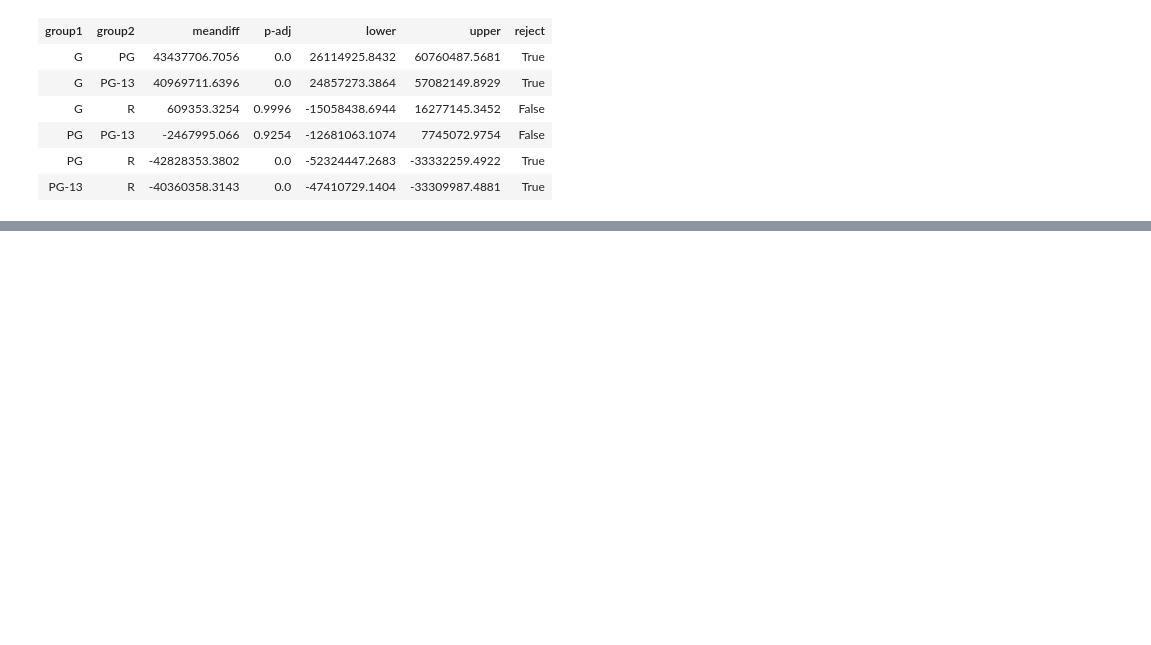
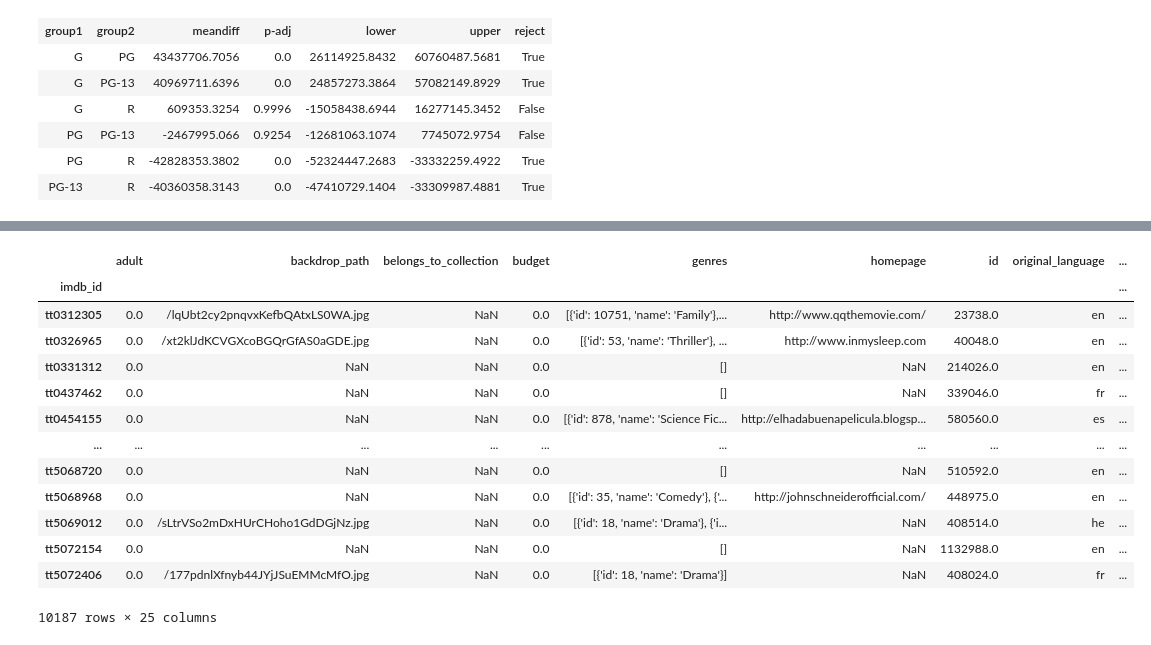
Before and after one commit to jonnunez92/IMDB-MySQL, a Jupyter notebook: IMDB - Part 4_Hypothesis Testing - Jonathan Nunez.ipynb, the cells around one changed output, grey strips where cells are left out. Saved outputs shown, nothing was run; the diff lists cells and outputs as text; code cells hidden in the pictures; blank space fills up the shorter version.

```diff
--- a/IMDB - Part 4_Hypothesis Testing - Jonathan Nunez.ipynb
+++ b/IMDB - Part 4_Hypothesis Testing - Jonathan Nunez.ipynb
@@ -490,0 +537,19 @@ Multiple Comparison of Means - Tukey HSD, FWER=0.05
+# %%
+# short movie
+short_movie = df_combined[df_combined['runtime'] <= 90]
+short_movie
+# %% [output]
+|  | adult | backdrop_path | belongs_to_collection | budget | genres | homepage | id | original_language | ... |
+| imdb_id |  |  |  |  |  |  |  |  | ... |
+| tt0312305 | 0.0 | /lqUbt2cy2pnqvxKefbQAtxLS0WA.jpg | NaN | 0.0 | [{'id': 10751, 'name': 'Family'},... | http://www.qqthemovie.com/ | 23738.0 | en | ... |
+| tt0326965 | 0.0 | /xt2klJdKCVGXcoBGQrGfAS0aGDE.jpg | NaN | 0.0 | [{'id': 53, 'name': 'Thriller'}, ... | http://www.inmysleep.com | 40048.0 | en | ... |
+| tt0331312 | 0.0 | NaN | NaN | 0.0 | [] | NaN | 214026.0 | en | ... |
+| tt0437462 | 0.0 | NaN | NaN | 0.0 | [] | NaN | 339046.0 | fr | ... |
+| tt0454155 | 0.0 | NaN | NaN | 0.0 | [{'id': 878, 'name': 'Science Fic... | http://elhadabuenapelicula.blogsp... | 580560.0 | es | ... |
+| ... | ... | ... | ... | ... | ... | ... | ... | ... | ... |
+| tt5068720 | 0.0 | NaN | NaN | 0.0 | [] | NaN | 510592.0 | en | ... |
+| tt5068968 | 0.0 | NaN | NaN | 0.0 | [{'id': 35, 'name': 'Comedy'}, {'... | http://johnschneiderofficial.com/ | 448975.0 | en | ... |
+| tt5069012 | 0.0 | /sLtrVSo2mDxHUrCHoho1GdDGjNz.jpg | NaN | 0.0 | [{'id': 18, 'name': 'Drama'}, {'i... | NaN | 408514.0 | he | ... |
+| tt5072154 | 0.0 | NaN | NaN | 0.0 | [] | NaN | 1132988.0 | en | ... |
+| tt5072406 | 0.0 | /177pdnlXfnyb44JYjJSuEMMcMfO.jpg | NaN | 0.0 | [{'id': 18, 'name': 'Drama'}] | NaN | 408024.0 | fr | ... |
+10187 rows × 25 columns
```
Also changed, not shown: parts of 25 cells of this notebook.
